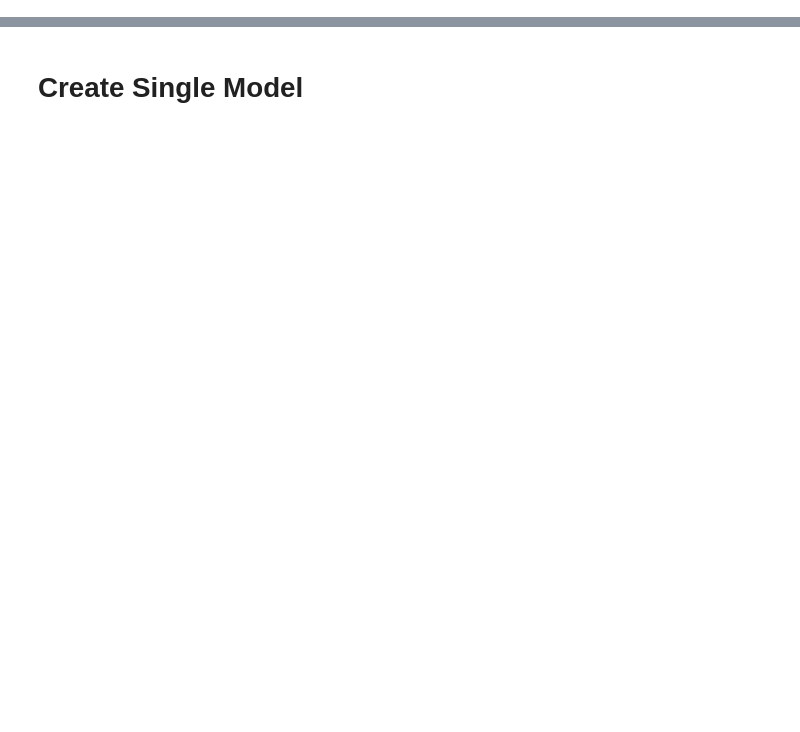
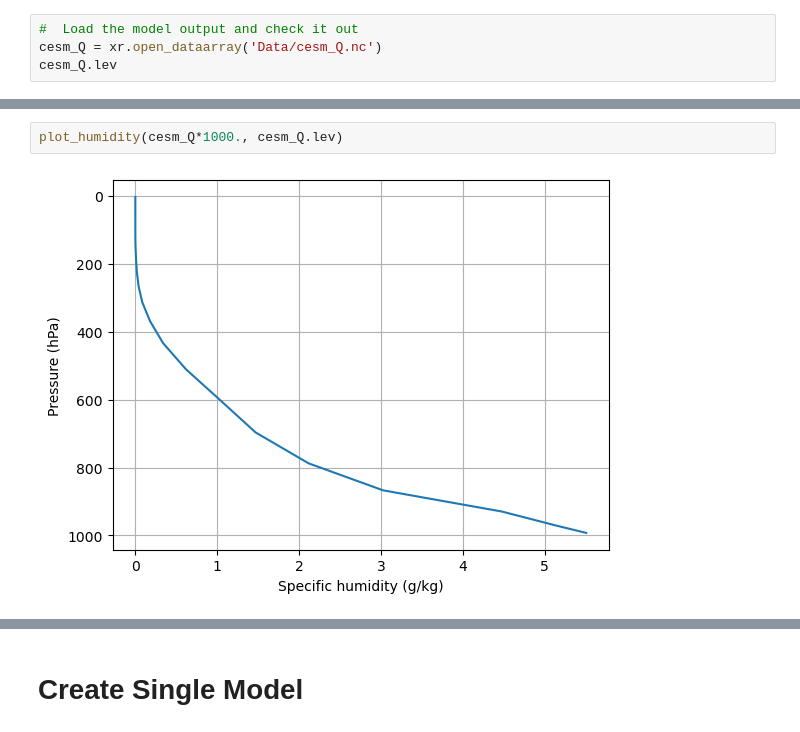
Before and after one commit to PappuP/RRTMG_ATMS511, a Jupyter notebook: RRTMG_InClass.ipynb, the cells around one changed output, grey strips where cells are left out. Saved outputs shown, nothing was run; the diff lists cells and outputs as text; blank space fills up the shorter version.

```diff
--- a/RRTMG_InClass.ipynb
+++ b/RRTMG_InClass.ipynb
@@ -46,0 +59,4 @@ ax.grid()
+# %%
+#  Load the model output and check it out
+cesm_Q = xr.open_dataarray('Data/cesm_Q.nc')
+cesm_Q.lev
@@ -46,0 +81,4 @@ ax.grid()
+# %%
+plot_humidity(cesm_Q*1000., cesm_Q.lev)
+# %% [output]
+[figure, added]
```
Also changed, not shown: parts of 29 cells of this notebook, 2 other files.
